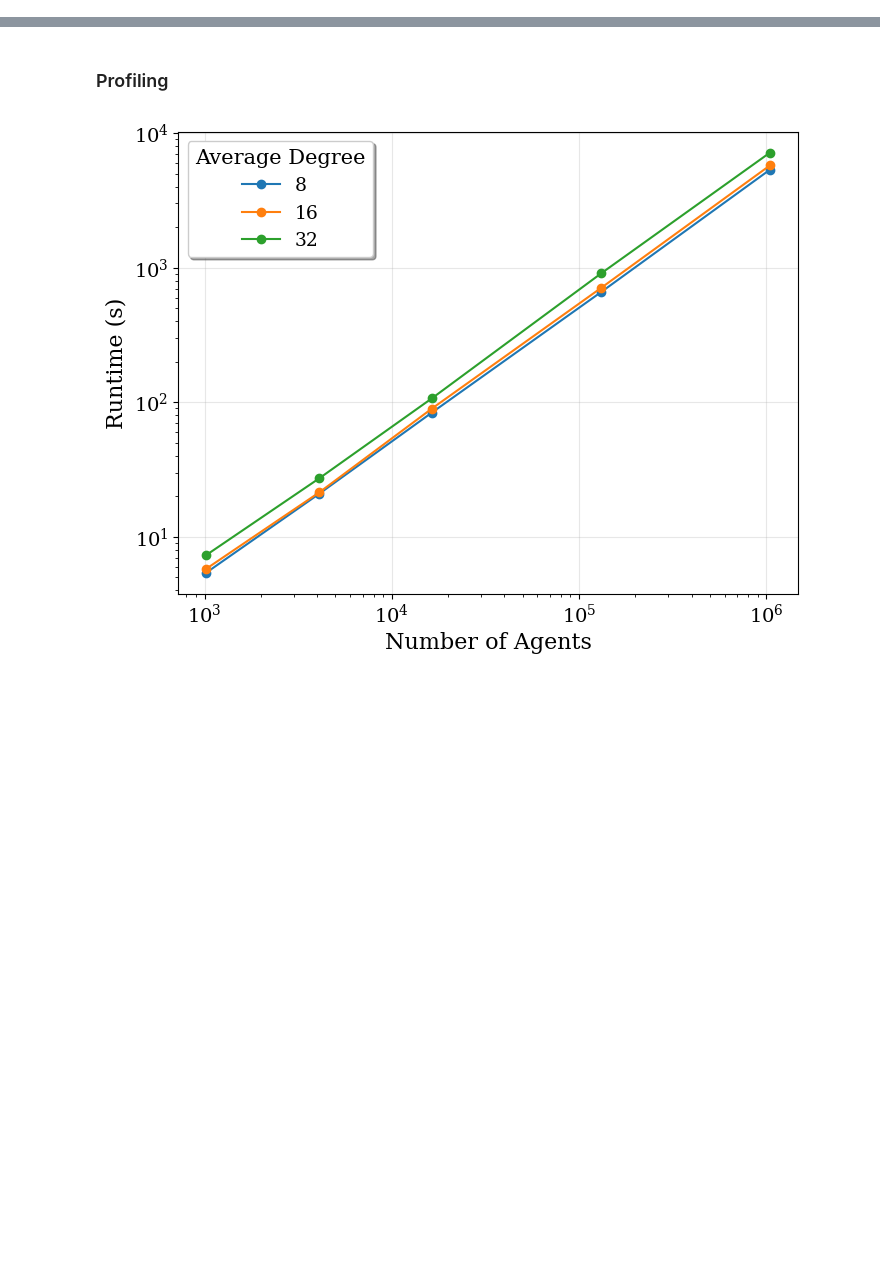
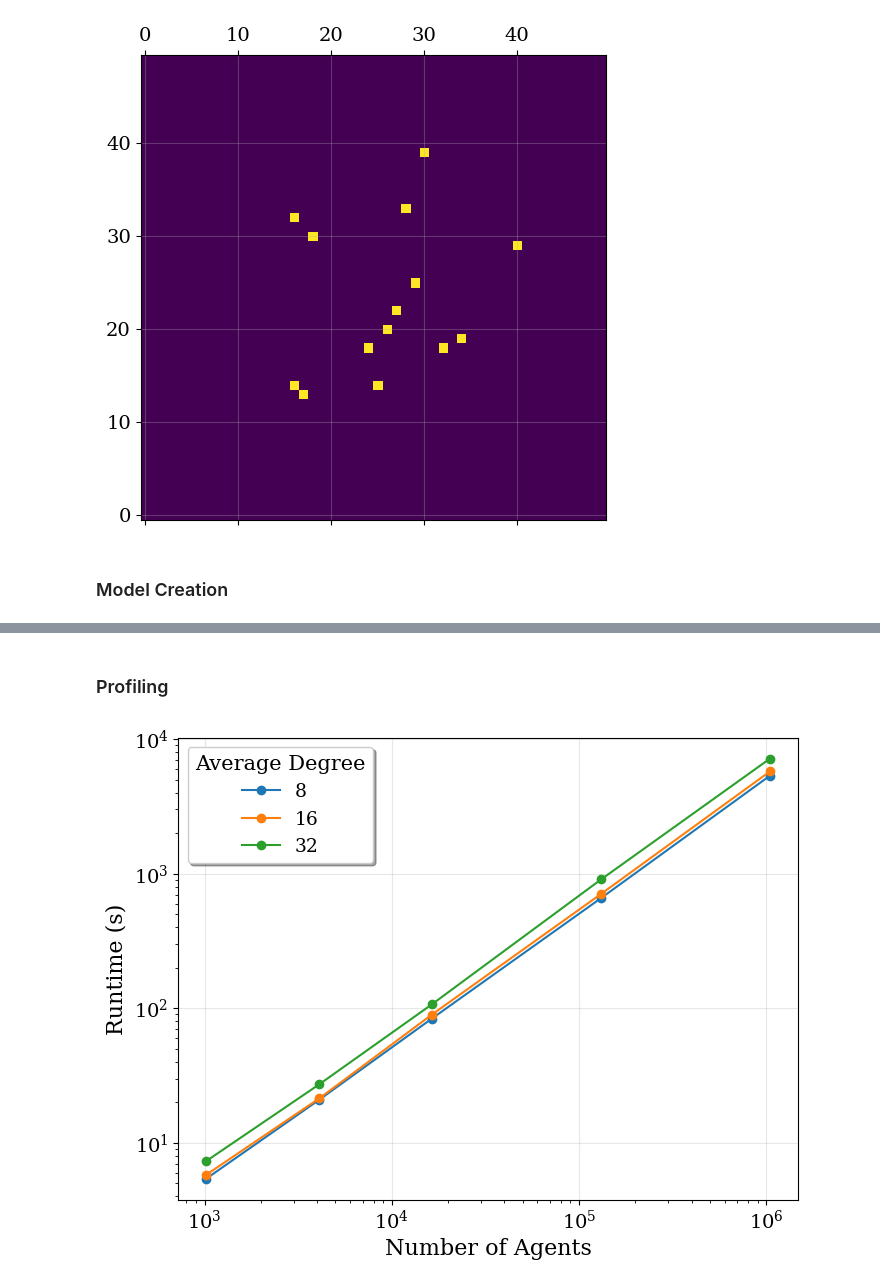
Before and after one commit to SDCCA/DGL-PTM, a Jupyter notebook: DGL_testing/misc_testing.ipynb, the cells around one changed output, grey strips where cells are left out. Drawn from its saved outputs; the diff is of its cells as text; code cells hidden in the pictures; blank space fills up the shorter version.

```diff
--- a/DGL_testing/misc_testing.ipynb
+++ b/DGL_testing/misc_testing.ipynb
@@ -38,3 +150,38 @@ plt.rc("font", family="serif")
+# %%
+# Step 2: Define 50x50 Grid Over Bounding Box
+rows, cols = 50, 50  # Define the shape (50x50)
+minx, miny, maxx, maxy = boundary.bounds
+x_step = (maxx - minx) / cols  # Cell width
+y_step = (maxy - miny) / rows  # Cell height
+
+# Step 3: Create Grid and Populate NumPy Array
+grid_array = np.zeros((rows, cols, 1), dtype=np.uint8)
+
+
+for category, locations_of_interest in LOI.items():
+    # Step 1: Iterate through the grid and check if points fall inside
+    location_to_cell = {}
+
+    for lon, lat in locations_of_interest:
+        point = Point(lon, lat)  # Convert to a Shapely point
+
+        for i in range(50):  # Loop over rows
+            for j in range(50):  # Loop over columns
+                x_start = minx + j * x_step
+                y_start = miny + i * y_step
+                cell = box(x_start, y_start, x_start + x_step, y_start + y_step)  # Define the cell
+
+                if cell.contains(point):  # Check if point is inside the cell
+                    location_to_cell[(lon, lat)] = (i, j)  # Store row, col indices
+                    grid_array[i][j] = 1
+                    break  # No need to check further once assigned
+# %%
+plt.matshow(grid_array, origin="lower")
+plt.show()
+# %% [output]
+[figure, added]
+# %% [markdown]
+### Model Creation
 # %%
 def create_model(seed=42, identifier="sveir_test", num_agents=10000, steps=100, new_node_edges=5):
     model = dgl_ptm.SVEIRModel(model_identifier=identifier)
```
Also changed, not shown: parts of 11 cells of this notebook, 3 other files.
